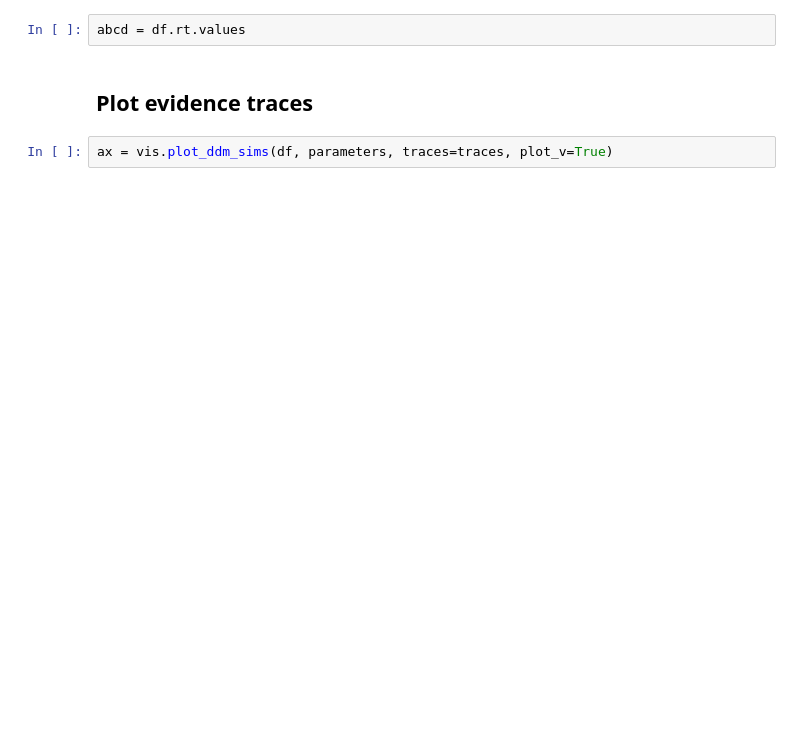
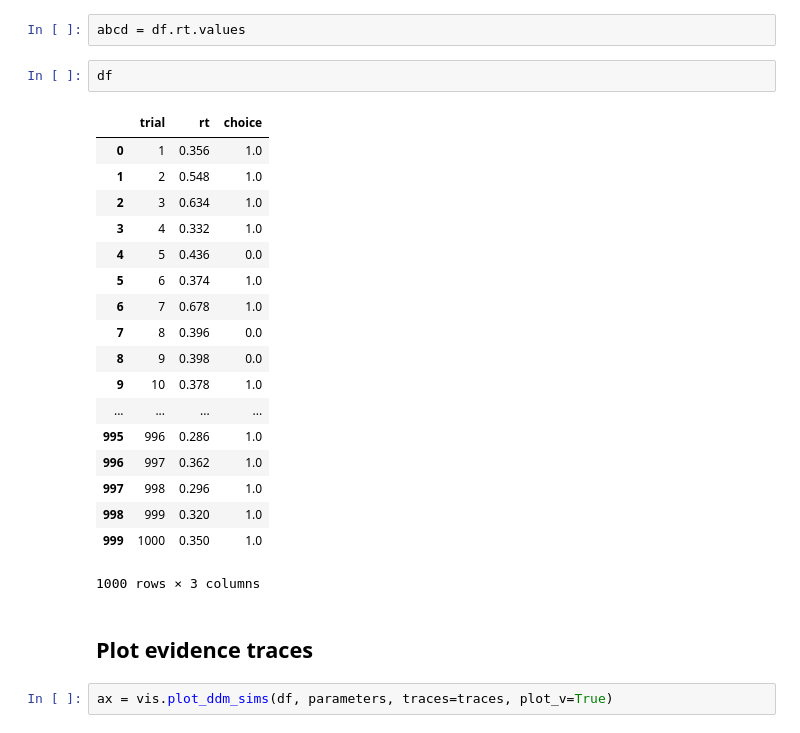
Before and after one commit to WilliXL/AdaptiveDecisionMaking_2018, a Jupyter notebook: notebooks/Lab 1 - SDT and DDM.ipynb, the cells around one changed output. Saved outputs shown, nothing was run; the diff lists cells and outputs as text; blank space fills up the shorter version.

```diff
--- a/notebooks/Lab 1 - SDT and DDM.ipynb
+++ b/notebooks/Lab 1 - SDT and DDM.ipynb
@@ -131,5 +131,26 @@ Accuracy = 80%
 # %%
 abcd = df.rt.values
+# %%
+df
+# %% [output]
+|  | trial | rt | choice |
+| 0 | 1 | 0.356 | 1.0 |
+| 1 | 2 | 0.548 | 1.0 |
+| 2 | 3 | 0.634 | 1.0 |
+| 3 | 4 | 0.332 | 1.0 |
+| 4 | 5 | 0.436 | 0.0 |
+| 5 | 6 | 0.374 | 1.0 |
+| 6 | 7 | 0.678 | 1.0 |
+| 7 | 8 | 0.396 | 0.0 |
+| 8 | 9 | 0.398 | 0.0 |
+| 9 | 10 | 0.378 | 1.0 |
+| ... | ... | ... | ... |
+| 995 | 996 | 0.286 | 1.0 |
+| 996 | 997 | 0.362 | 1.0 |
+| 997 | 998 | 0.296 | 1.0 |
+| 998 | 999 | 0.320 | 1.0 |
+| 999 | 1000 | 0.350 | 1.0 |
+1000 rows × 3 columns
 # %% [markdown]
 ## Plot evidence traces
 # %%
```
Also changed, not shown: parts of 9 cells of this notebook, 1 other file.
